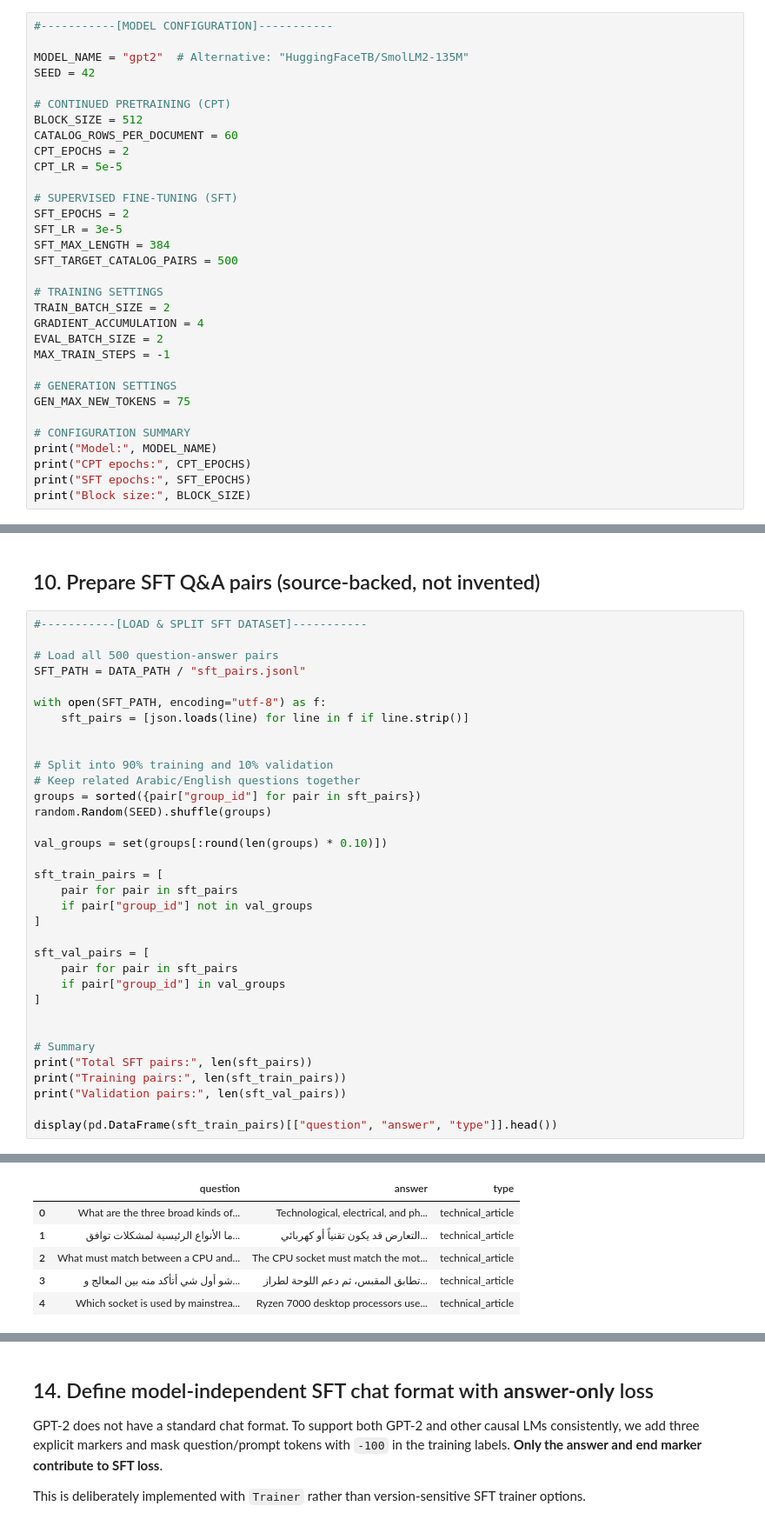
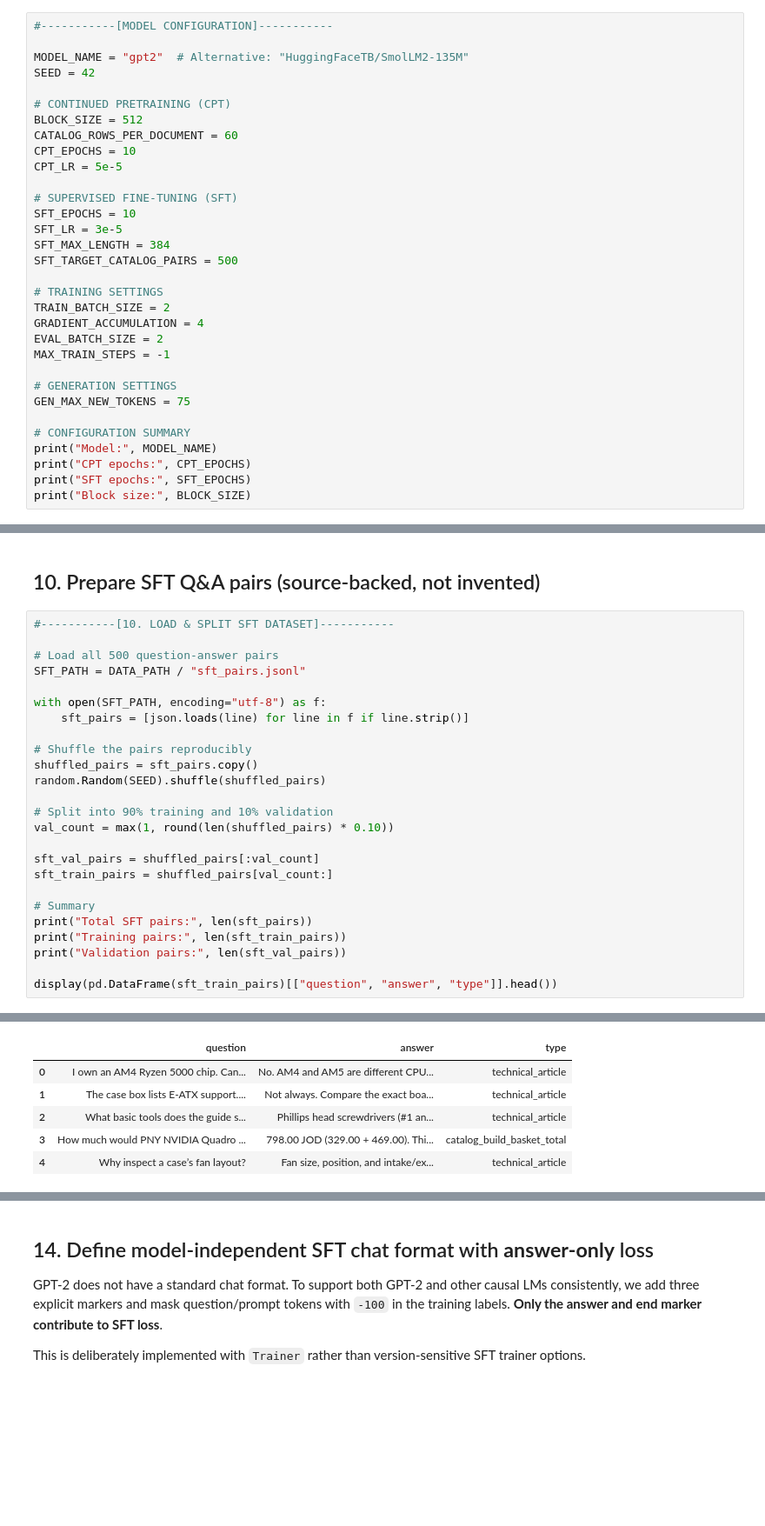
Before and after one commit to Sulieman25/Jordanian-PC-Builder---DS493, a Jupyter notebook: PC-Builder.ipynb, the cells around one changed output, grey strips where cells are left out. Shown at 87% size. Cells and saved outputs as stored; diff of their text form; blank space fills up the shorter version.

```diff
--- a/PC-Builder.ipynb
+++ b/PC-Builder.ipynb
@@ -114,11 +99,11 @@ SEED = 42
 # CONTINUED PRETRAINING (CPT)
 BLOCK_SIZE = 512
 CATALOG_ROWS_PER_DOCUMENT = 60
-CPT_EPOCHS = 2
+CPT_EPOCHS = 10
 CPT_LR = 5e-5
 
 # SUPERVISED FINE-TUNING (SFT)
-SFT_EPOCHS = 2
+SFT_EPOCHS = 10
 SFT_LR = 3e-5
 SFT_MAX_LENGTH = 384
 SFT_TARGET_CATALOG_PAIRS = 500
@@ -824,7 +810,7 @@ comparison
 # %% [markdown]
 ## 10. Prepare SFT Q&A pairs (source-backed, not invented)
 # %%
-#-----------[LOAD & SPLIT SFT DATASET]-----------
+#-----------[10. LOAD & SPLIT SFT DATASET]-----------
 
 # Load all 500 question-answer pairs
 SFT_PATH = DATA_PATH / "sft_pairs.jsonl"
@@ -832,24 +818,15 @@ SFT_PATH = DATA_PATH / "sft_pairs.jsonl"
 with open(SFT_PATH, encoding="utf-8") as f:
     sft_pairs = [json.loads(line) for line in f if line.strip()]
 
+# Shuffle the pairs reproducibly
+shuffled_pairs = sft_pairs.copy()
+random.Random(SEED).shuffle(shuffled_pairs)
 
 # Split into 90% training and 10% validation
-# Keep related Arabic/English questions together
-groups = sorted({pair["group_id"] for pair in sft_pairs})
-random.Random(SEED).shuffle(groups)
+val_count = max(1, round(len(shuffled_pairs) * 0.10))
 
-val_groups = set(groups[:round(len(groups) * 0.10)])
-
-sft_train_pairs = [
-    pair for pair in sft_pairs
-    if pair["group_id"] not in val_groups
-]
-
-sft_val_pairs = [
-    pair for pair in sft_pairs
-    if pair["group_id"] in val_groups
-]
-
+sft_val_pairs = shuffled_pairs[:val_count]
+sft_train_pairs = shuffled_pairs[val_count:]
 
 # Summary
 print("Total SFT pairs:", len(sft_pairs))
@@ -864,6 +841,6 @@ Validation pairs: 52
 |  | question | answer | type |
-| 0 | What are the three broad kinds of... | Technological, electrical, and ph... | technical_article |
-| 1 | ما الأنواع الرئيسية لمشكلات توافق... | التعارض قد يكون تقنياً أو كهربائي... | technical_article |
-| 2 | What must match between a CPU and... | The CPU socket must match the mot... | technical_article |
-| 3 | شو أول شي أتأكد منه بين المعالج و... | تطابق المقبس، ثم دعم اللوحة لطراز... | technical_article |
-| 4 | Which socket is used by mainstrea... | Ryzen 7000 desktop processors use... | technical_article |
+| 0 | I own an AM4 Ryzen 5000 chip. Can... | No. AM4 and AM5 are different CPU... | technical_article |
+| 1 | The case box lists E-ATX support.... | Not always. Compare the exact boa... | technical_article |
+| 2 | What basic tools does the guide s... | Phillips head screwdrivers (#1 an... | technical_article |
+| 3 | How much would PNY NVIDIA Quadro ... | 798.00 JOD (329.00 + 469.00). Thi... | catalog_build_basket_total |
+| 4 | Why inspect a case’s fan layout? | Fan size, position, and intake/ex... | technical_article |
```
Also changed, not shown: parts of 27 cells of this notebook.
